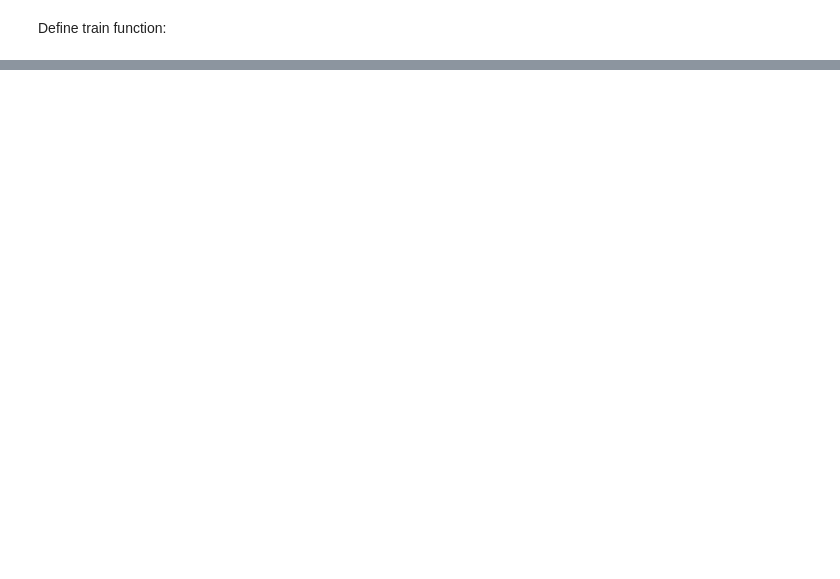
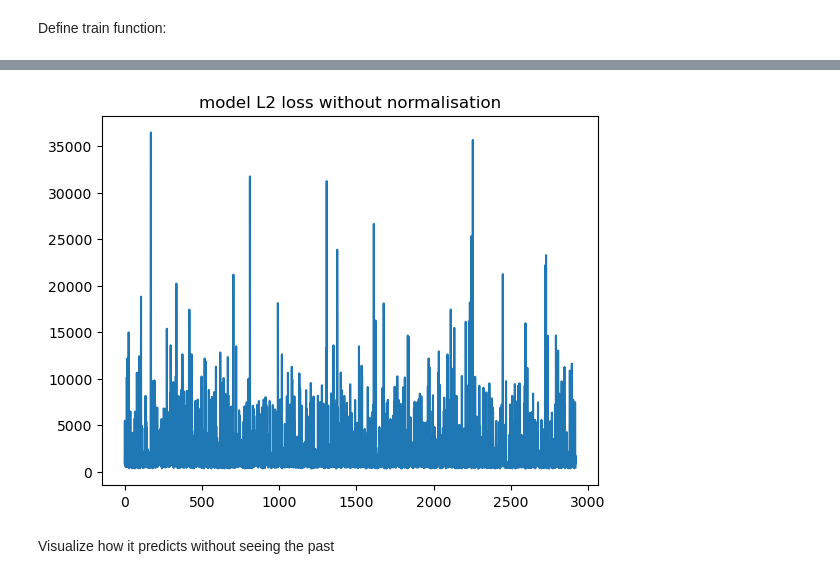
Before and after one commit to Haradai/energy_analysis_project, a Jupyter notebook: pepe.ipynb, the cells around one changed output, grey strips where cells are left out. Drawn from its saved outputs; the diff is of its cells as text; code cells hidden in the pictures; blank space fills up the shorter version.

```diff
--- a/pepe.ipynb
+++ b/pepe.ipynb
@@ -297,0 +338,3 @@ plt.show()  # Display the plot
+# %%
+num_epochs = 10
+losses = train(dataloader, model, batch_size=1, num_epochs=num_epochs,lr=0.0003)
@@ -297,0 +359,12 @@ plt.show()  # Display the plot
+# %%
+import matplotlib.pyplot as plt
+scaler = dataset.column_scalers[dataset.target_labels[0]]
+#get the simple loss back from the squared error
+scaled_losses = np.ravel(np.power(dataset.denormalize_values(np.sqrt(losses),scaler),2))
+plt.plot(scaled_losses)
+plt.title('model L2 loss without normalisation')
+plt.show()
+# %% [output]
+[figure, added]
+# %% [markdown]
+Visualize how it predicts without seeing the past
```
Also changed, not shown: parts of 80 cells of this notebook, 4 other files.
